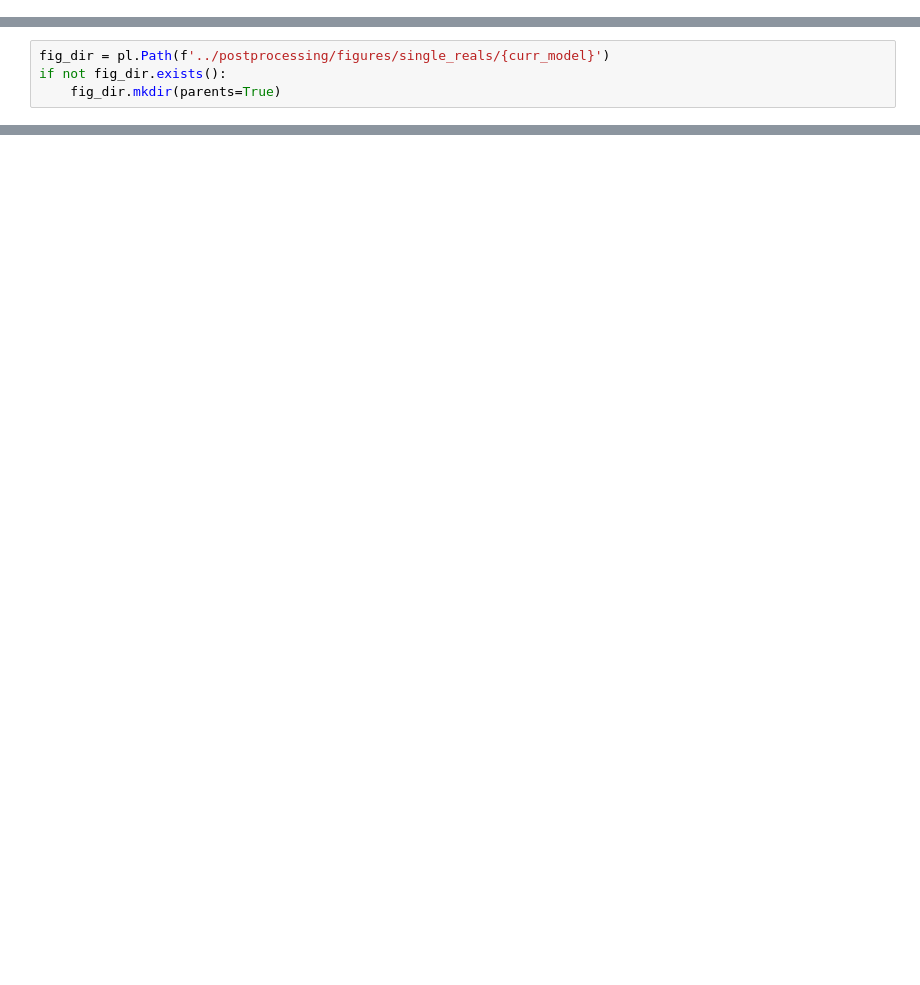
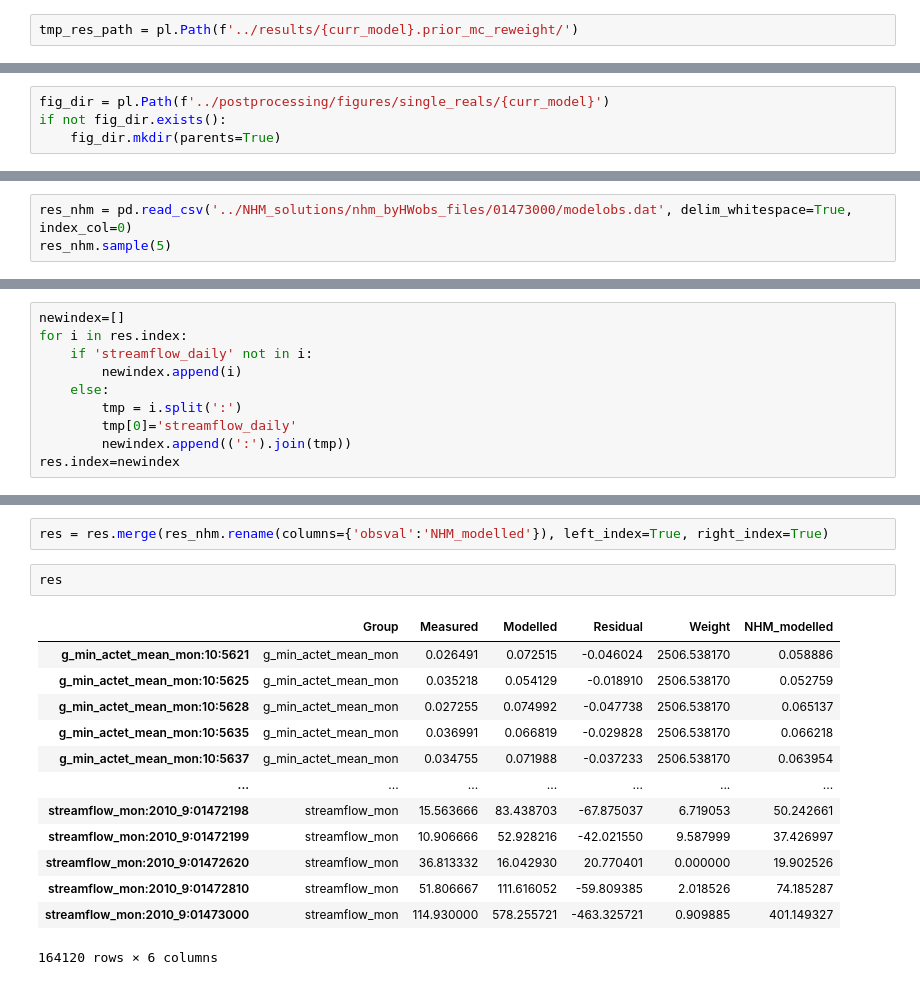
Before and after one commit to ahaj/nhm_pestpp_20240510, a Jupyter notebook: notebooks/compare_with_NHM.ipynb, the cells around one changed output, grey strips where cells are left out. Cells and saved outputs as stored; diff of their text form; blank space fills up the shorter version.

```diff
--- a/notebooks/compare_with_NHM.ipynb
+++ b/notebooks/compare_with_NHM.ipynb
@@ -21,4 +21,6 @@ curr_model = '01473000'
 # curr_model = '09112500'
 curr_root = 'prior_mc_reweight'
 citer = 0
+# %%
+tmp_res_path = pl.Path(f'../results/{curr_model}.prior_mc_reweight/')
 # %%
@@ -43,0 +50,3 @@ res.sample(5)
+# %%
+res_nhm = pd.read_csv('../NHM_solutions/nhm_byHWobs_files/01473000/modelobs.dat', delim_whitespace=True, index_col=0)
+res_nhm.sample(5)
@@ -43,0 +61,10 @@ res.sample(5)
+# %%
+newindex=[]
+for i in res.index:
+    if 'streamflow_daily' not in i:
+        newindex.append(i)
+    else:
+        tmp = i.split(':')
+        tmp[0]='streamflow_daily'
+        newindex.append((':').join(tmp))
+res.index=newindex
@@ -44,2 +87,20 @@ res.sample(5)
+# %%
+res = res.merge(res_nhm.rename(columns={'obsval':'NHM_modelled'}), left_index=True, right_index=True)
+# %%
+res
+# %% [output]
+|  | Group | Measured | Modelled | Residual | Weight | NHM_modelled |
+| g_min_actet_mean_mon:10:5621 | g_min_actet_mean_mon | 0.026491 | 0.072515 | -0.046024 | 2506.538170 | 0.058886 |
+| g_min_actet_mean_mon:10:5625 | g_min_actet_mean_mon | 0.035218 | 0.054129 | -0.018910 | 2506.538170 | 0.052759 |
+| g_min_actet_mean_mon:10:5628 | g_min_actet_mean_mon | 0.027255 | 0.074992 | -0.047738 | 2506.538170 | 0.065137 |
+| g_min_actet_mean_mon:10:5635 | g_min_actet_mean_mon | 0.036991 | 0.066819 | -0.029828 | 2506.538170 | 0.066218 |
+| g_min_actet_mean_mon:10:5637 | g_min_actet_mean_mon | 0.034755 | 0.071988 | -0.037233 | 2506.538170 | 0.063954 |
+| ... | ... | ... | ... | ... | ... | ... |
+| streamflow_mon:2010_9:01472198 | streamflow_mon | 15.563666 | 83.438703 | -67.875037 | 6.719053 | 50.242661 |
+| streamflow_mon:2010_9:01472199 | streamflow_mon | 10.906666 | 52.928216 | -42.021550 | 9.587999 | 37.426997 |
+| streamflow_mon:2010_9:01472620 | streamflow_mon | 36.813332 | 16.042930 | 20.770401 | 0.000000 | 19.902526 |
+| streamflow_mon:2010_9:01472810 | streamflow_mon | 51.806667 | 111.616052 | -59.809385 | 2.018526 | 74.185287 |
+| streamflow_mon:2010_9:01473000 | streamflow_mon | 114.930000 | 578.255721 | -463.325721 | 0.909885 | 401.149327 |
+164120 rows × 6 columns
 # %%
 res.Group.unique()
```
Also changed, not shown: parts of 7 cells of this notebook, 2 other files.
